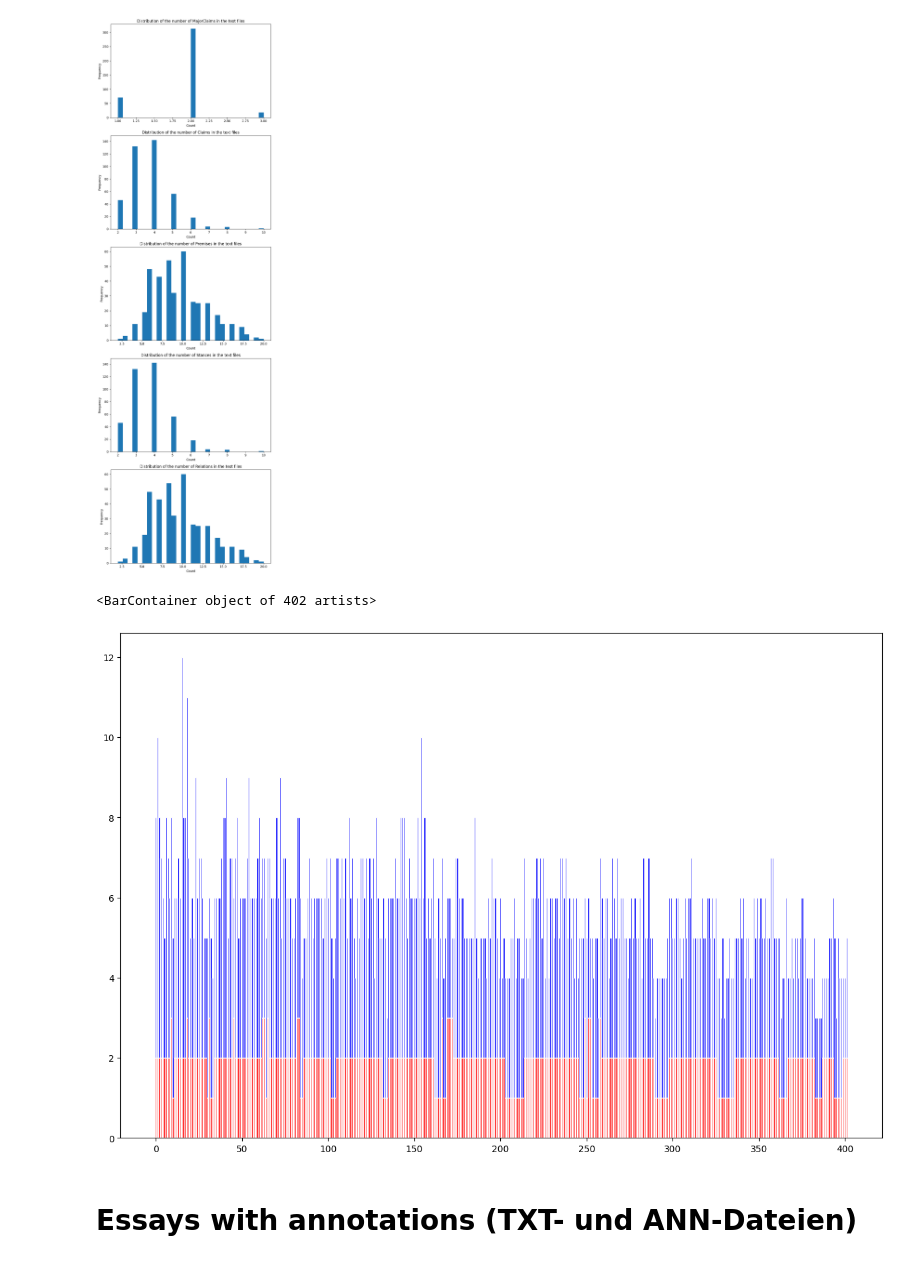
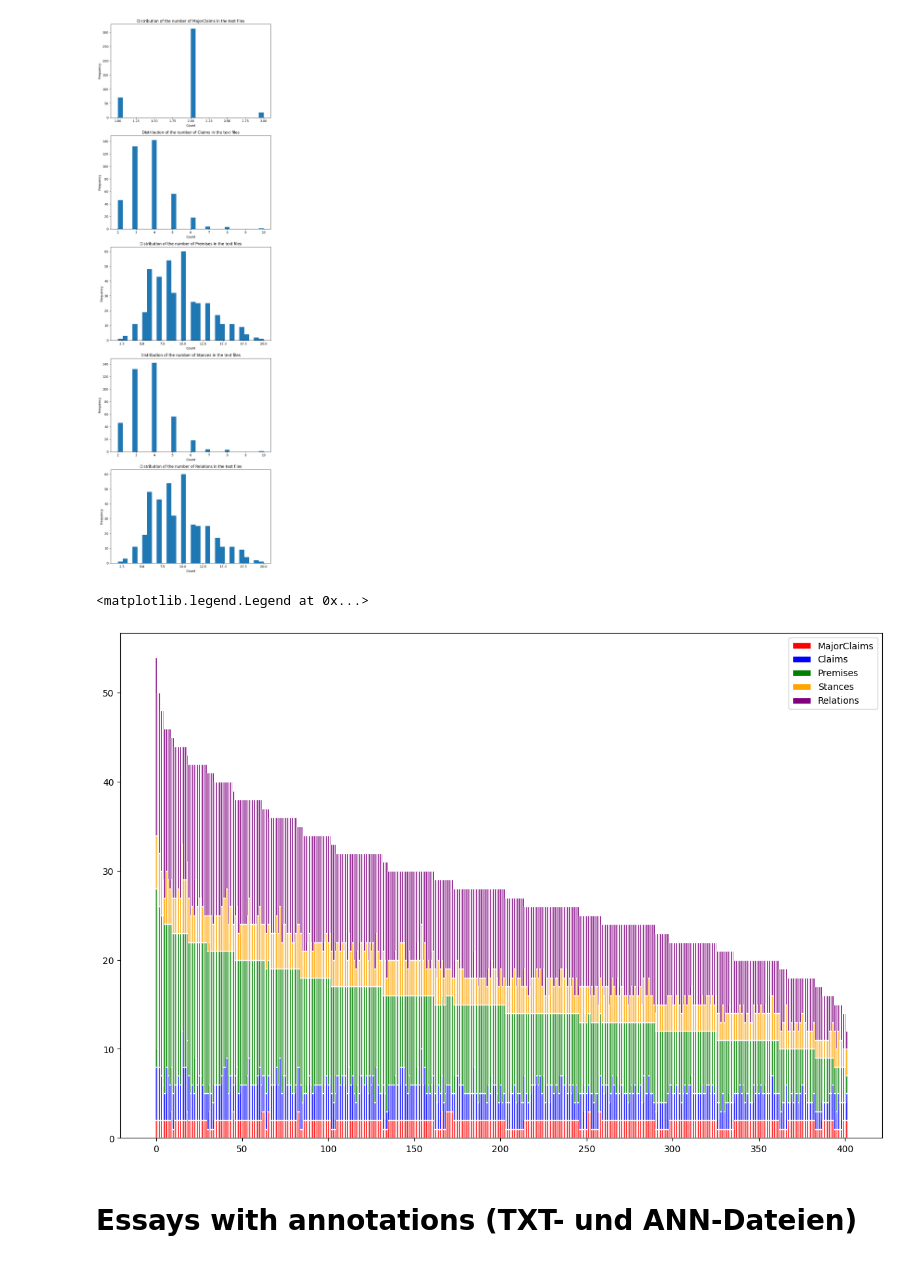
Before and after one commit to BF-DS/argument-mining, a Jupyter notebook: EDA.ipynb, the cells around one changed output. Drawn from its saved outputs; the diff is of its cells as text; code cells hidden in the pictures.

```diff
--- a/EDA.ipynb
+++ b/EDA.ipynb
@@ -9,12 +10,19 @@ from transformers import AutoTokenizer
 from src.dataimport import list_files, list_files_with_extension, list_files_with_extension_directory
 # %%
 # Hilffunktionen
-model_id = "meta-llama/Llama-3.2-3B-Instruct"
+model_id = "gpt-4o-mini-2024-07-18"
 
-def calculate_token_count(text):
-    tokenizer = AutoTokenizer.from_pretrained(model_id)
-    tokenized_text = tokenizer(text, return_tensors="pt") # pt = PyTorch
-    return tokenized_text.input_ids.size()[1]
+# def calculate_token_count(text):
+#     tokenizer = AutoTokenizer.from_pretrained(model_id)
+#     tokenized_text = tokenizer(text, return_tensors="pt") # pt = PyTorch
+#     return tokenized_text.input_ids.size()[1]
+
+#TODO Funktion ggf. auslagern, da sie in EDA und main genutzt wird
+def num_tokens_from_string(string: str, model_name: str) -> int:
+    """Returns the number of tokens in a text string."""
+    encoding = tiktoken.encoding_for_model(model_name)
+    num_tokens = len(encoding.encode(string))
+    return num_tokens
 # %% [markdown]
 # Dateien laden
 # %%
@@ -218,7 +226,7 @@ def count_entities(files_list):
                         stances += 1
                 elif line.startswith('R'):
                     relation += 1
-            token_count = calculate_token_count(' '.join(lines))
+            token_count = num_tokens_from_string(' '.join(lines), model_id)
 
         data.append({'FileName': file_name,
                      'MajorClaims': majorclaims,
@@ -323,15 +331,19 @@ plt.show()
 # %%
 # plot stacked bar chart for the number of entities in each file
 fig, ax = plt.subplots(figsize=(15, 10))
 
-barWidth = 0.85
+barWidth = 1
 r = range(len(count_df))
 
 plt.bar(r, count_df['MajorClaims'], color='red', edgecolor='white', width=barWidth, label='MajorClaims')
 plt.bar(r, count_df['Claims'], bottom=count_df['MajorClaims'], color='blue', edgecolor='white', width=barWidth, label='Claims')
+plt.bar(r, count_df['Premises'], bottom=count_df['MajorClaims'] + count_df['Claims'], color='green', edgecolor='white', width=barWidth, label='Premises')
+plt.bar(r, count_df['Stances'], bottom=count_df['MajorClaims'] + count_df['Claims'] + count_df['Premises'], color='orange', edgecolor='white', width=barWidth, label='Stances')
+plt.bar(r, count_df['Relations'], bottom=count_df['MajorClaims'] + count_df['Claims'] + count_df['Premises'] + count_df['Stances'], color='purple', edgecolor='white', width=barWidth, label='Relations')
+plt.legend()
 # %% [output]
-<BarContainer object of 402 artists>
+<matplotlib.legend.Legend at 0x...>
-[figure, old version]
+[figure, new version]
 # %% [markdown]
 # Essays with annotations (TXT- und ANN-Dateien)
 # %%
```
Also changed, not shown: parts of 15 cells of this notebook, 2 other files.
